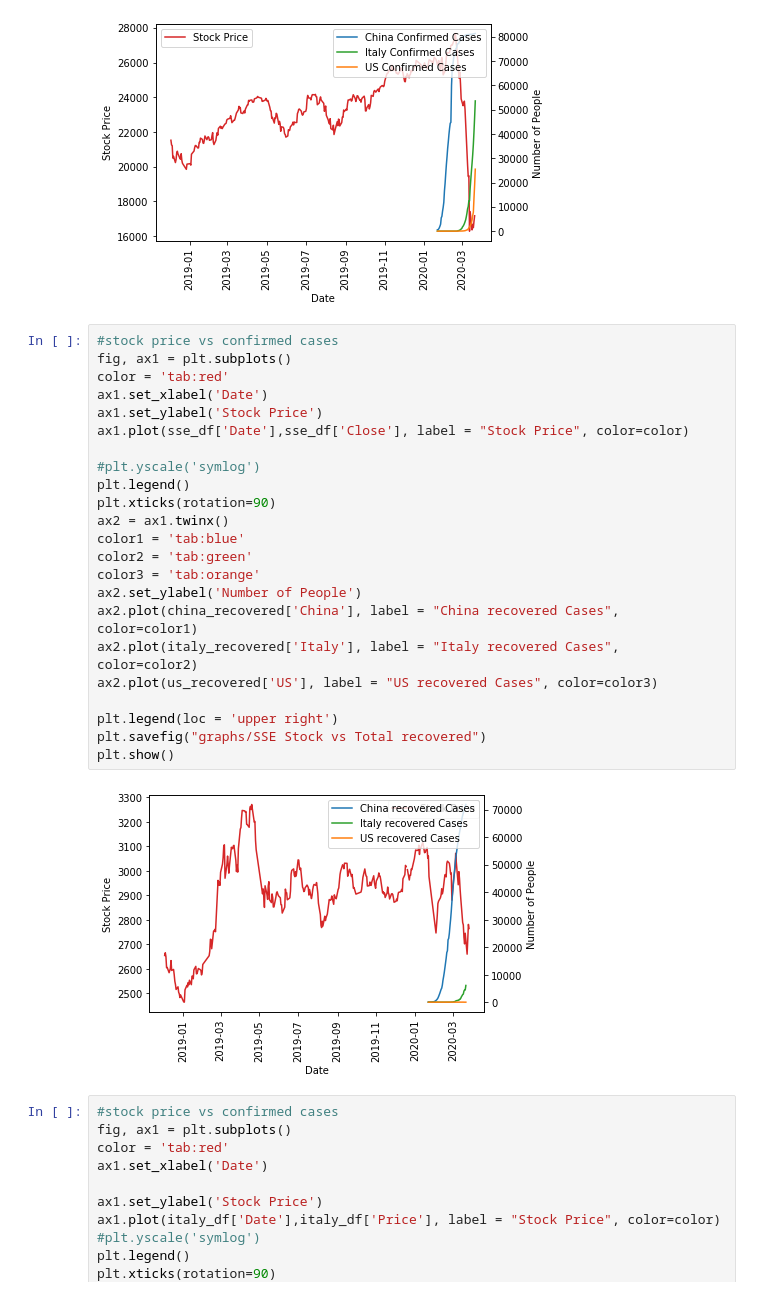
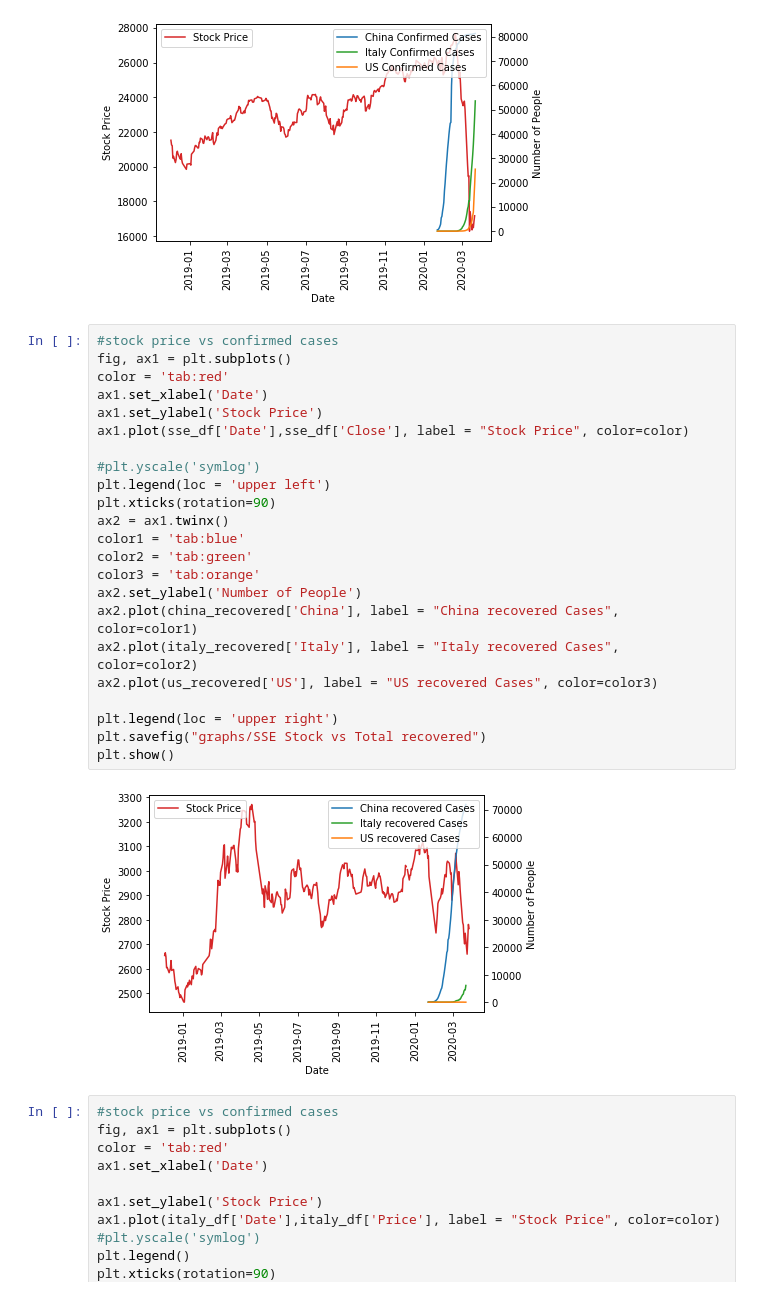
Before and after one commit to nberman12/COVID19-vs-Stocks, a Jupyter notebook: dev/daniel/Data_Collection2.ipynb, the cells around one changed output. Cells and saved outputs as stored; diff of their text form.

```diff
--- a/dev/daniel/Data_Collection2.ipynb
+++ b/dev/daniel/Data_Collection2.ipynb
@@ -996,28 +1016,28 @@ plt.show()
 # %%
 #stock price vs confirmed cases
 fig, ax1 = plt.subplots()
 color = 'tab:red'
 ax1.set_xlabel('Date')
 ax1.set_ylabel('Stock Price')
 ax1.plot(sse_df['Date'],sse_df['Close'], label = "Stock Price", color=color)
 
 #plt.yscale('symlog')
-plt.legend()
+plt.legend(loc = 'upper left')
 plt.xticks(rotation=90)
 ax2 = ax1.twinx()
 color1 = 'tab:blue'
 color2 = 'tab:green'
 color3 = 'tab:orange'
 ax2.set_ylabel('Number of People')
 ax2.plot(china_recovered['China'], label = "China recovered Cases", color=color1)
 ax2.plot(italy_recovered['Italy'], label = "Italy recovered Cases", color=color2)
 ax2.plot(us_recovered['US'], label = "US recovered Cases", color=color3)
 
 plt.legend(loc = 'upper right')
 plt.savefig("graphs/SSE Stock vs Total recovered")
 plt.show()
 # %% [output]
-[figure, old version]
+[figure, new version]
 # %%
 #stock price vs confirmed cases
 fig, ax1 = plt.subplots()
```
Also changed, not shown: parts of 7 cells of this notebook, 6 other files.
